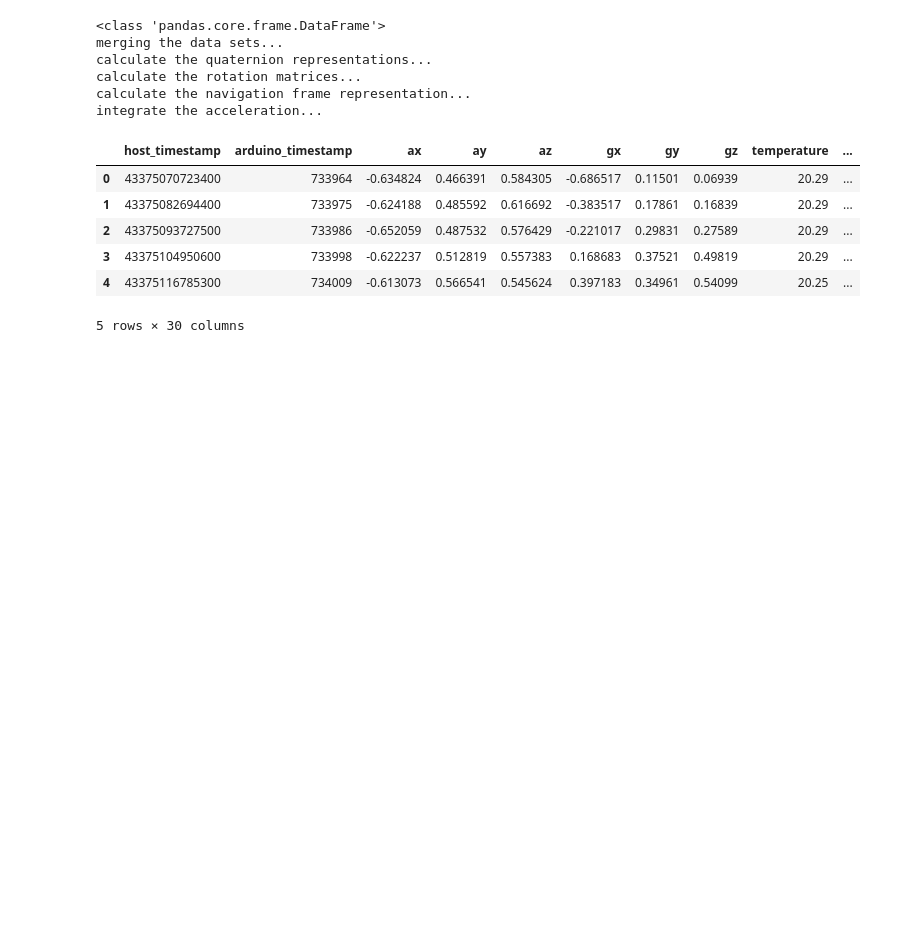
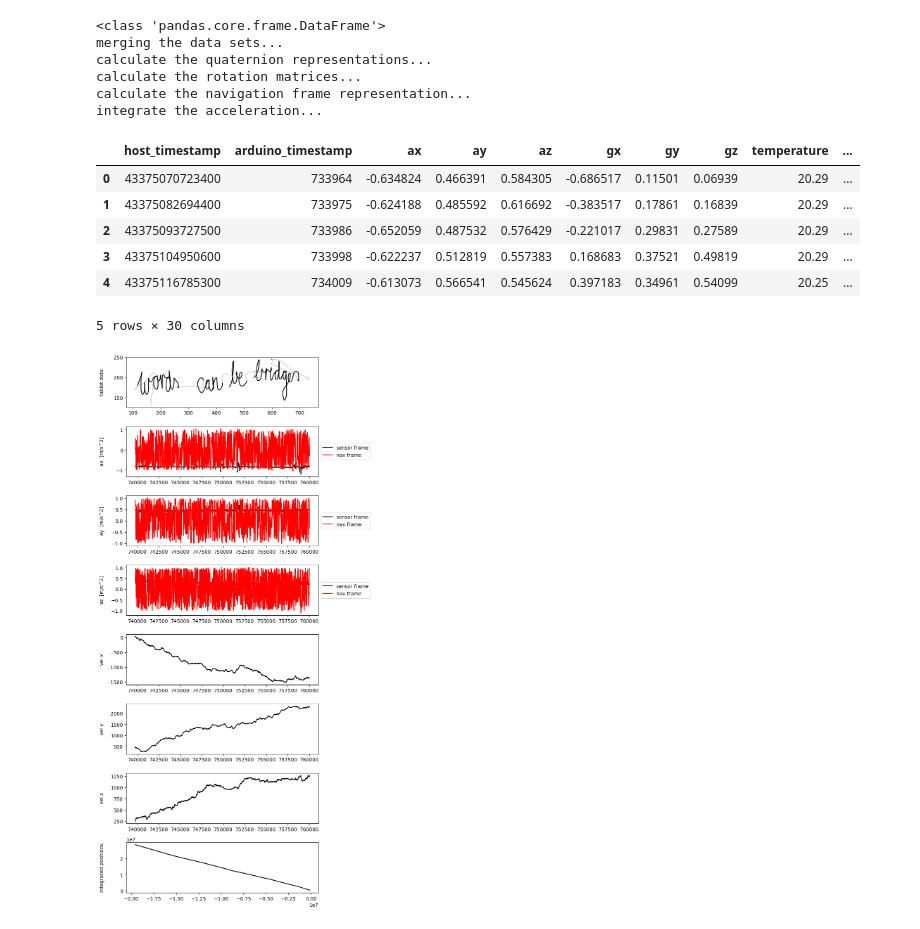
Before and after one commit to anni5701/tracePrediction, a Jupyter notebook: main.ipynb, the cells around one changed output. Drawn from its saved outputs; the diff is of its cells as text; code cells hidden in the pictures; blank space fills up the shorter version.

```diff
--- a/main.ipynb
+++ b/main.ipynb
@@ -18,6 +19,10 @@ integrate the acceleration...
 | 3 | 43375104950600 | 733998 | -0.622237 | 0.512819 | 0.557383 | 0.168683 | 0.37521 | 0.49819 | 20.29 | ... |
 | 4 | 43375116785300 | 734009 | -0.613073 | 0.566541 | 0.545624 | 0.397183 | 0.34961 | 0.54099 | 20.25 | ... |
 5 rows × 30 columns
+# %%
+plot_segment(data.data_set)
+# %% [output]
+[figure, added]
 # %%
 model = PredictionModel(data.data_set)
 # %% [output]
```
Also changed, not shown: parts of 2 cells of this notebook, 7 other files.
